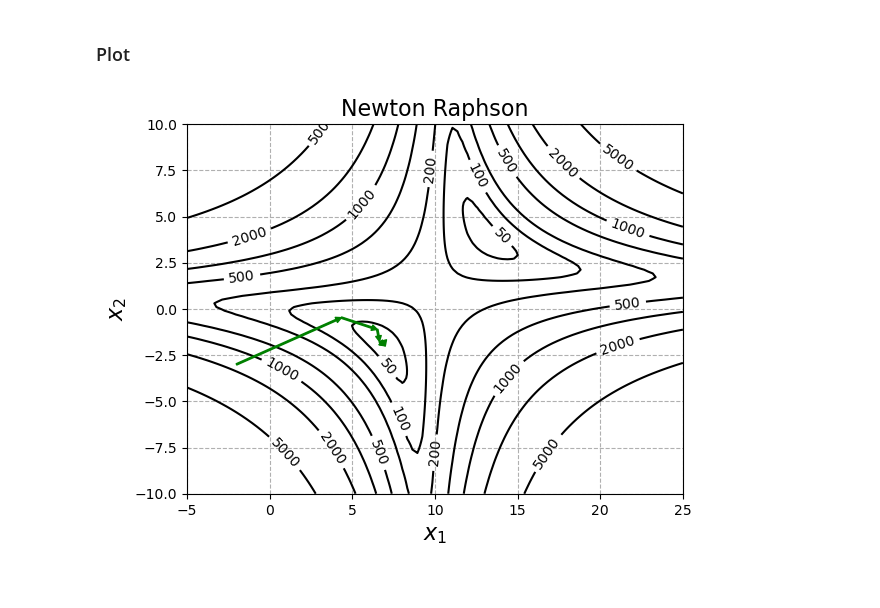
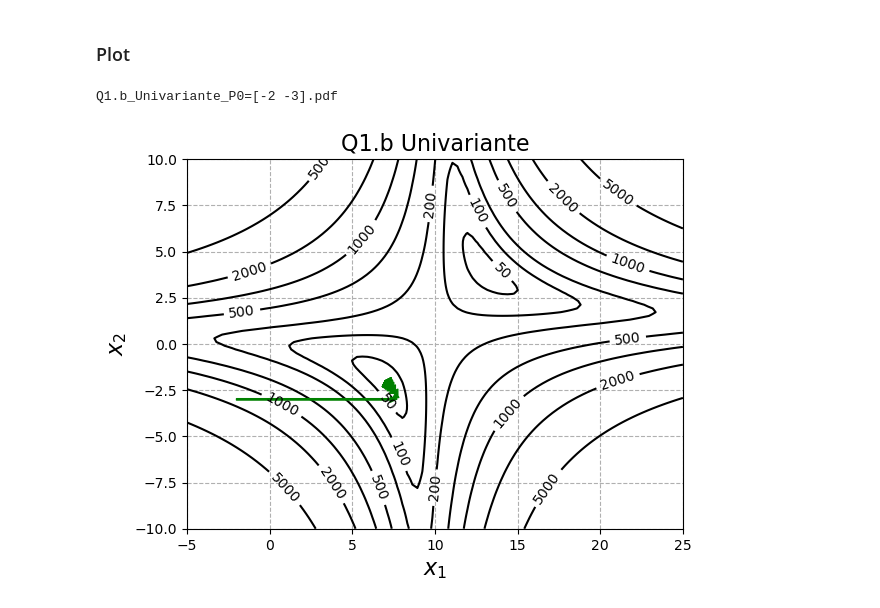
Before and after one commit to gustgs/OtimizacaoMEC2403, a Jupyter notebook: Trabalho1_v2/Trabalho1_v2.ipynb, the cells around one changed output. Cells and saved outputs as stored; diff of their text form; code cells hidden in the pictures.

Commit message:
organizacao do jupyter notebook e titulos automaticos de grafico e das figuras

```diff
--- a/Trabalho1_v2/Trabalho1_v2.ipynb
+++ b/Trabalho1_v2/Trabalho1_v2.ipynb
@@ -76,34 +79,39 @@ line_step = 0.0001
 metodo = 1
 
 if (metodo == 1):
-    nome_met = 'Univariante'
+    n_met = 'Univariante'
 elif (metodo == 2):
-    nome_met = 'Powell'
+    n_met = 'Powell'
 elif (metodo == 3):
-    nome_met = 'Steepest Descent'
+    n_met = 'Steepest Descent'
 elif (metodo == 4):
-    nome_met = 'Newton Raphson'
+    n_met = 'Newton Raphson'
 elif (metodo == 5):
-    nome_met = 'Fletcher-Reeves'
+    n_met = 'Fletcher-Reeves'
 elif (metodo == 6):
-    nome_met = 'BFGS'
+    n_met = 'BFGS'
 # %% [markdown]
 ### Inicializações
 # %%
 passos = 0
-ciclos = 0
 dimens = P0.size
-P1 = P0.copy()
-direcoes = np.eye(dimens, dtype=float)
 Pmin = P0.copy()
 listPmin = []
 listPmin.append(Pmin)
 grad = grad_f(Pmin)
-grad_last = grad.copy()
 norm_grad = np.linalg.norm(grad)
-dir = np.zeros((1, dimens))
 
-if(metodo == 6):
+if (metodo == 2):
+    direcoes = np.eye(dimens, dtype=float)
+    ciclos = 0
+    P1 = P0.copy()
+elif (metodo == 5):
+    #o metodo recebe a direcao anterior
+    #inicializo a direcao com um vetor de zeros mas que nunca e usado
+    #uso apenas para enviar como parametro na primeira iteracao do metodo, o qual atualiza o valor de dir para a iteracao seguinte
+    dir = np.zeros((1, dimens))
+    grad_last = grad.copy()
+elif(metodo == 6):
     S_last = np.eye(dimens)
     grad_last = grad.copy()
     P_last = P0.copy()
@@ -154,28 +172,40 @@ tempo= 0.3830445169987797
 # %%
 if (func == 1):
     x1 = np.linspace(-2, 3, 100)
     x2 = np.linspace(-1, 2.5, 100)
     X1, X2 = np.meshgrid(x1, x2)
     X3 = f([X1, X2])
     niveis = plt.contour(X1, X2, X3, [-0.2, 0, 1, 3, 6, 10, 25], colors='black')
 elif (func == 2):
     x1 = np.linspace(-5, 25, 100)
     x2 = np.linspace(-10, 10, 100)
     X1, X2 = np.meshgrid(x1, x2)
     X3 = f([X1, X2])
     niveis = plt.contour(X1, X2, X3,[50, 100,200,500, 1000, 2000, 5000], colors='black')
+elif (func == 3):
+    x1 = np.linspace(-3, 3, 100)
+    x2 = np.linspace(-6, 15, 100)
+    X1, X2 = np.meshgrid(x1, x2)
+    X3 = f([X1, X2])
+    niveis = plt.contour(X1, X2, X3,[-2000,-1500, -1000, -500,500,2000], colors='black')
+
+
+
 plt.clabel(niveis, inline=1, fontsize=10)
 
 for i in np.arange(len(listPmin)-1):
     plt.annotate('', xy=listPmin[i+1], xytext=listPmin[i],
                 arrowprops=dict(width=1, color='green', headwidth=4, headlength=4, shrink=0.0), fontsize='10')
 #    #plt.plot(pontos[i][0], pontos[i][1], marker="o", markersize=7, markeredgecolor="green", markerfacecolor="green")
 #    #plt.plot(pontos[i+1][0], pontos[i+1][1], marker="o", markersize=1, markeredgecolor="green", markerfacecolor="green")
 plt.xlabel('$x_1$', fontsize='16')
 plt.ylabel('$x_2$', fontsize='16')
 plt.grid(linestyle='--')
-plt.title(nome_met, fontsize='16')
-##plt.savefig("A_solution.pdf", format="pdf")
+titulo = n_func + ' ' + n_met
+plt.title(titulo, fontsize='16')
+file_name = n_func + '_' + n_met + '_P0=' + np.array2string(P0, precision = 2, separator=' ') + '.pdf'
+plt.savefig(file_name, format="pdf")
 plt.show()
 # %% [output]
+Q1.b_Univariante_P0=[-2 -3].pdf
-[figure, old version]
+[figure, new version]
```
Also changed, not shown: parts of 3 cells of this notebook, 1 other file.
